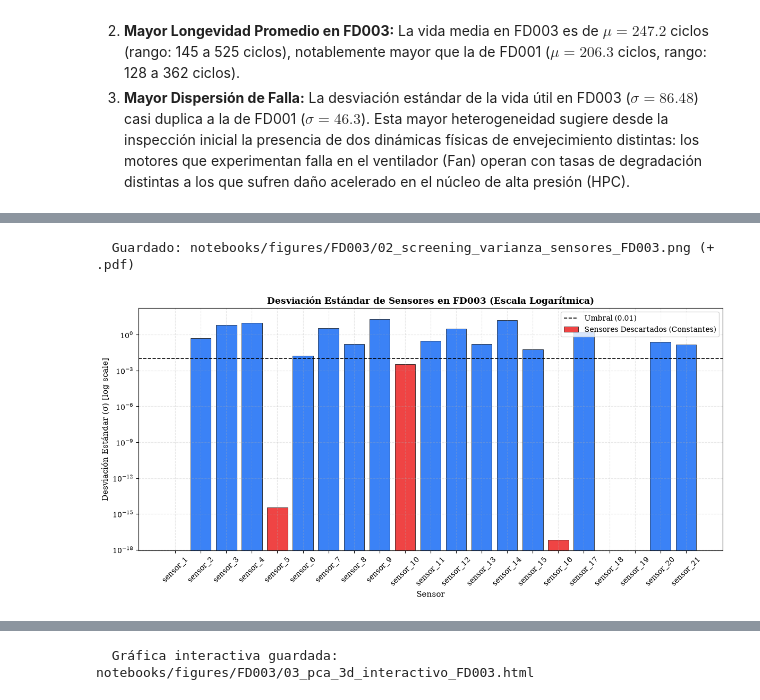
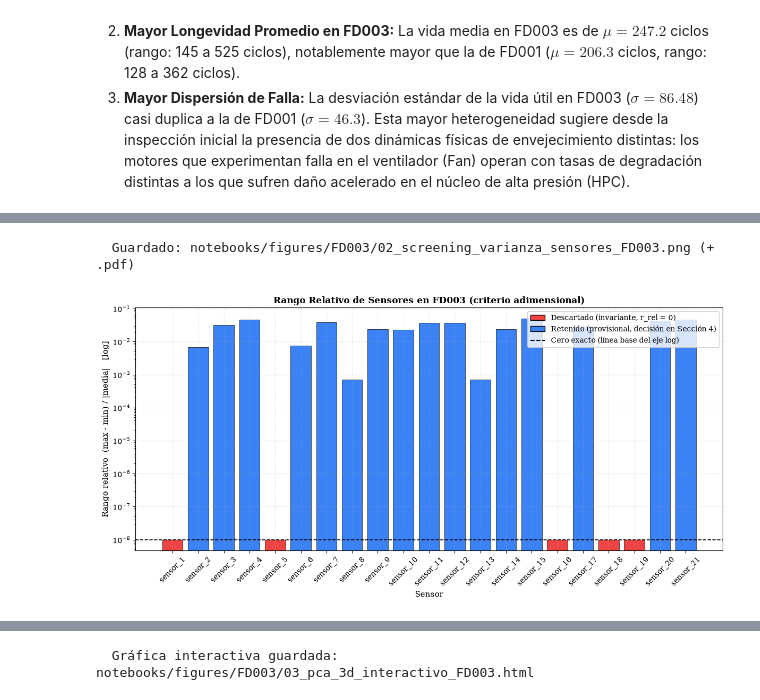
Before and after one commit to JairRamosG/RUL-CMAPSS, a Jupyter notebook: notebooks/03_eda_FD003.ipynb, the cells around one changed output, grey strips where cells are left out. Saved outputs shown, nothing was run; the diff lists cells and outputs as text; code cells hidden in the pictures.

Commit message:
feat(eda-fd003): Corrección para muestra de la complejidad de los datos

```diff
--- a/notebooks/03_eda_FD003.ipynb
+++ b/notebooks/03_eda_FD003.ipynb
@@ -207,15 +215,16 @@ Siguiendo el estándar establecido por **Zheng et al. (2017)** y validado en FD0
 # %%
-# Sección 2: Filtrado Cuantitativo de Sensores por Varianza Nula
-# Propósito: Evaluar la varianza de los 21 sensores en FD003 y justificar la eliminación de sensores invariantes.
+# Sección 2: Diagnóstico de Invariancia de Sensores
+# Propósito: Calcular métricas sin unidades para identificar sensores invariantes en FD003.
 # Fundamento: Reducción de dimensionalidad sin pérdida de señal diagnóstica ni capacidad predictiva.
 # Referencia: Zheng et al. (2017).
 
-# 1. Cálculo de varianza y desviación estándar
+# 1. Estadísticas descriptivas de los 21 sensores
 sensor_stats = pd.DataFrame({
-    'std': df_train[SENSOR_COLS].std(),
-    'var': df_train[SENSOR_COLS].var(),
-    'min': df_train[SENSOR_COLS].min(),
-    'max': df_train[SENSOR_COLS].max()
+    'std':  df_train[SENSOR_COLS].std(),
+    'var':  df_train[SENSOR_COLS].var(),
+    'min':  df_train[SENSOR_COLS].min(),
+    'max':  df_train[SENSOR_COLS].max(),
+    'mean': df_train[SENSOR_COLS].mean()
 })
 sensor_stats['range'] = sensor_stats['max'] - sensor_stats['min']
 sensor_stats.head()
@@ -250,20 +279,33 @@ AssertionError: Inconsistencia: Los sensores constantes difieren del estándar F
 # %%
-# 3. Gráfica de desviación estándar de sensores (Escala Logarítmica)
+# 3. Gráfica del rango relativo de cada sensor (Escala Logarítmica)
+# Propósito: Mostrar de forma evidente qué sensores no se mueven, con una métrica sin unidades.
+# Fundamento: Barras en color rojo = r_rel = 0 (invariantes). La línea base del eje log marca el cero exacto.
+# Referencia: Zheng et al. (2017).
+
+from matplotlib.patches import Patch
+
 fig, ax = plt.subplots(figsize=(12, 6))
-colors = ['#EF4444' if s in constant_sensors else '#3B82F6' for s in SENSOR_COLS]
+colors = ['#EF4444' if s in invariant_sensors else '#3B82F6' for s in SENSOR_COLS]
 
-bars = ax.bar(SENSOR_COLS, sensor_stats['std'], color=colors, edgecolor='black', linewidth=0.5)
-ax.axhline(0.01, color='black', linestyle='--', linewidth=1.2, label='Umbral de filtrado (σ = 0.01)')
+vals = sensor_stats['range_rel'].clip(lower=1e-8)
+ax.bar(SENSOR_COLS, vals, color=colors, edgecolor='black', linewidth=0.5)
+ax.axhline(1e-8, color='black', linestyle='--', linewidth=1.2)
 ax.set_yscale('log')
-ax.set_title('Desviación Estándar de Sensores en FD003 (Escala Logarítmica)', fontweight='bold')
+ax.set_title('Rango Relativo de Sensores en FD003 (criterio adimensional)', fontweight='bold')
 ax.set_xlabel('Sensor')
-ax.set_ylabel('Desviación Estándar (σ) [log scale]')
+ax.set_ylabel('Rango relativo  (max - min) / |media|   [log]')
 ax.tick_params(axis='x', rotation=45)
-ax.legend(['Umbral (0.01)', 'Sensores Descartados (Constantes)', 'Sensores Retenidos (Dinámicos)'])
+
+legend_elements = [
+    Patch(facecolor='#EF4444', edgecolor='black', label='Descartado (invariante, r_rel = 0)'),
+    Patch(facecolor='#3B82F6', edgecolor='black', label='Retenido (provisional, decisión en Sección 4)'),
+    plt.Line2D([0], [0], color='black', ls='--', label='Cero exacto (línea base del eje log)')
+]
+ax.legend(handles=legend_elements)
 
 plt.tight_layout()
 guardar_fig('02_screening_varianza_sensores_FD003', fig)
 plt.show()
 # %% [output]
   Guardado: notebooks/figures/FD003/02_screening_varianza_sensores_FD003.png (+ .pdf)
-[figure, old version]
+[figure, new version]
```
Also changed, not shown: parts of 18 cells of this notebook, 2 other files.
